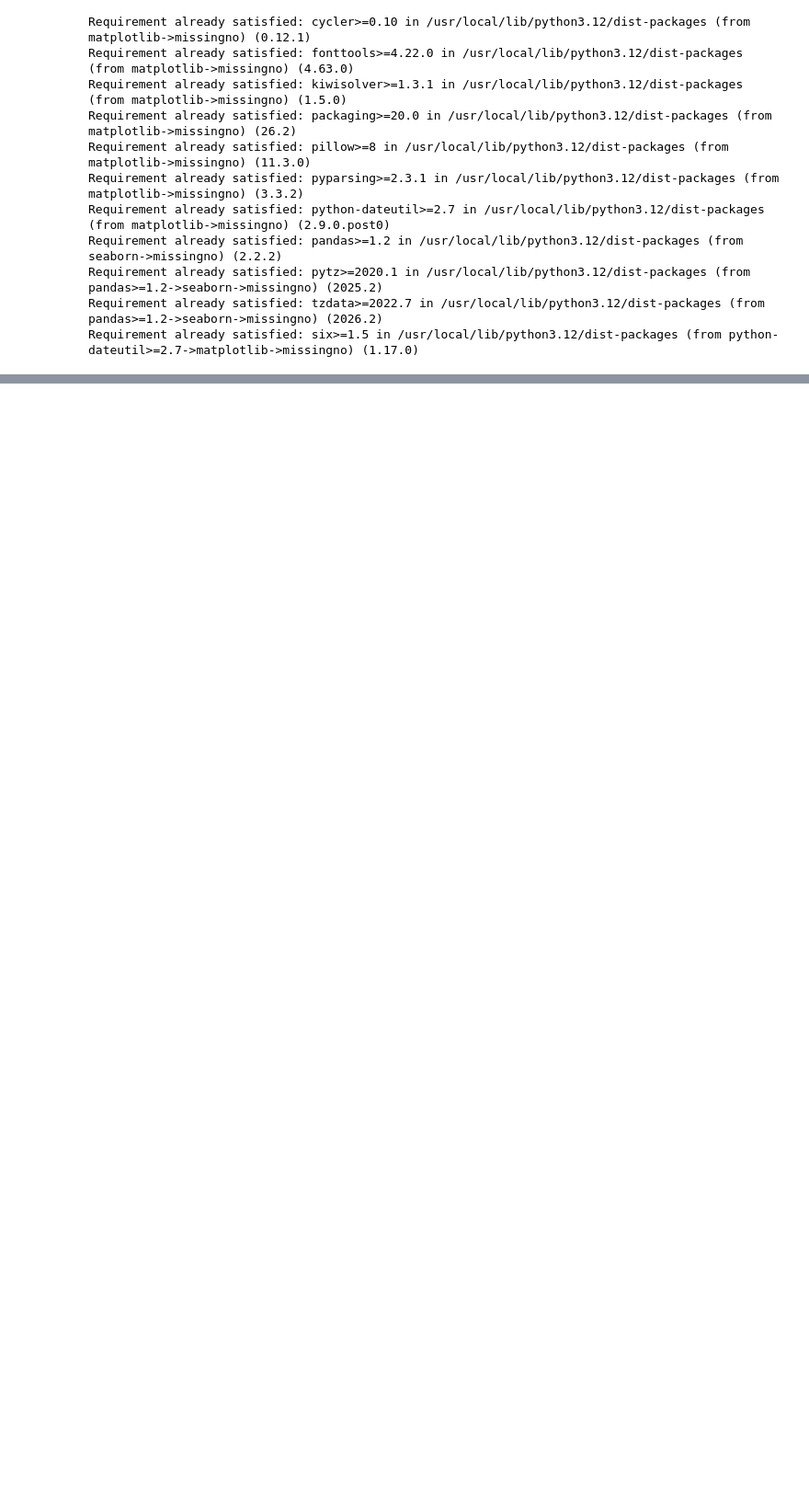
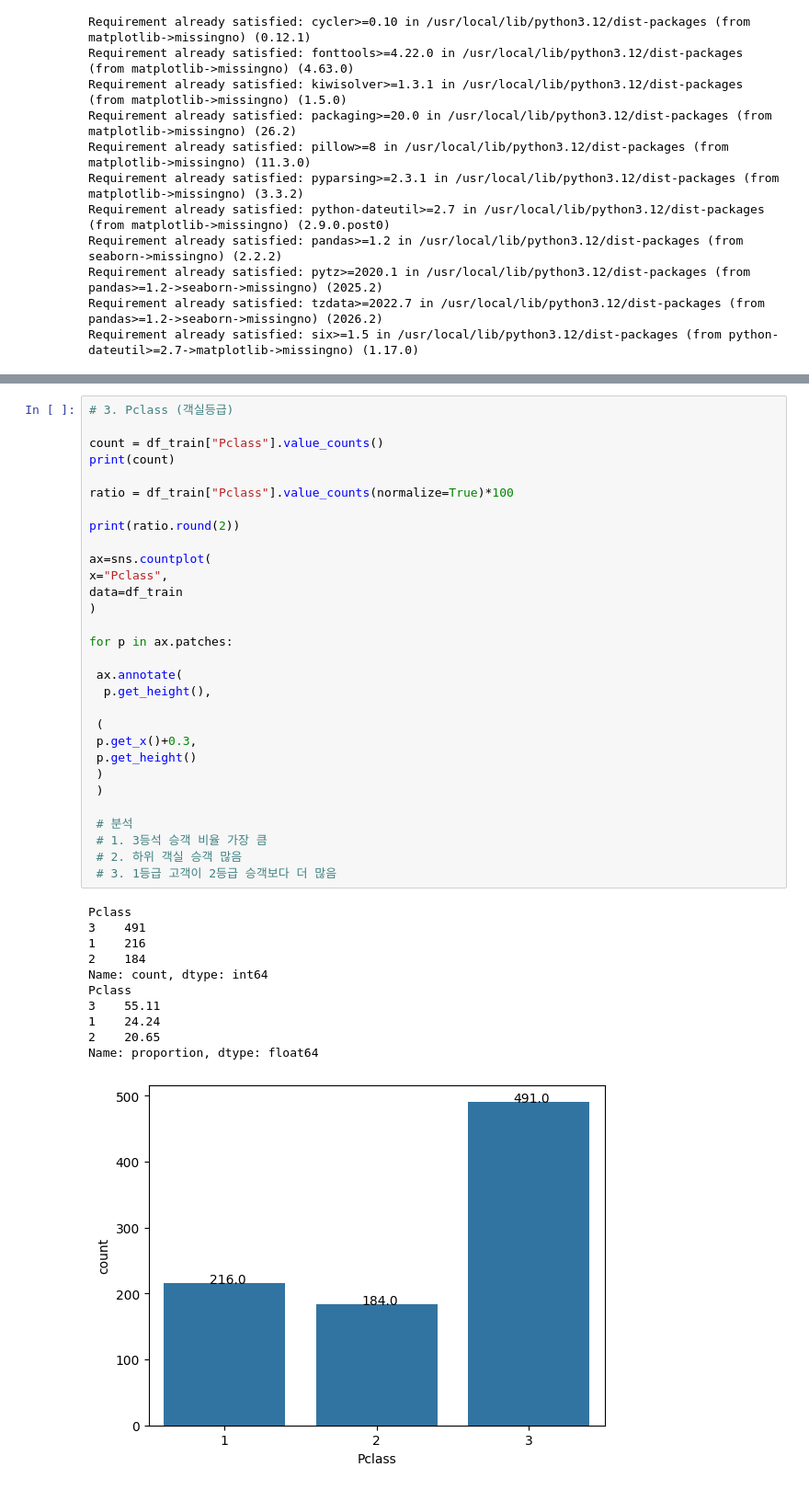
Before and after one commit to hw-coder92/Gwangju-AI-Academy, a Jupyter notebook: 06.EDA-분석/01-데이터분석-탐색적분석(EDA)-타이타닉.ipynb, the cells around one changed output, grey strips where cells are left out. Shown at 92% size. Saved outputs shown, nothing was run; the diff lists cells and outputs as text; blank space fills up the shorter version.

```diff
--- a/06.EDA-분석/01-데이터분석-탐색적분석(EDA)-타이타닉.ipynb
+++ b/06.EDA-분석/01-데이터분석-탐색적분석(EDA)-타이타닉.ipynb
@@ -83,0 +569,42 @@ dtype: float64
+# %%
+# 3. Pclass (객실등급)
+
+count = df_train["Pclass"].value_counts()
+print(count)
+
+ratio = df_train["Pclass"].value_counts(normalize=True)*100
+
+print(ratio.round(2))
+
+ax=sns.countplot(
+x="Pclass",
+data=df_train
+)
+
+for p in ax.patches:
+
+ ax.annotate(
+  p.get_height(),
+
+ (
+ p.get_x()+0.3,
+ p.get_height()
+ )
+ )
+
+ # 분석
+ # 1. 3등석 승객 비율 가장 큼
+ # 2. 하위 객실 승객 많음
+ # 3. 1등급 고객이 2등급 승객보다 더 많음
+# %% [output]
+Pclass
+3    491
+1    216
+2    184
+Name: count, dtype: int64
+Pclass
+3    55.11
+1    24.24
+2    20.65
+Name: proportion, dtype: float64
+[figure, added]
```
Also changed, not shown: parts of 29 cells of this notebook, 5 other files.
